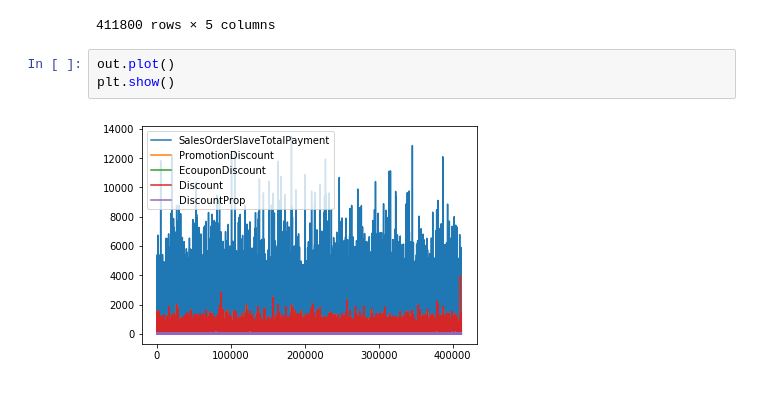
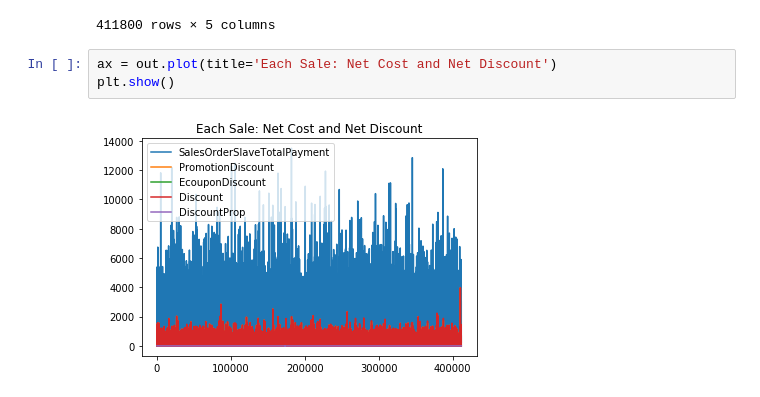
Before and after one commit to andylinpersonal/CSX_Project_2018S, a Jupyter notebook: week3/Job_w3.ipynb, the cells around one changed output. Cells and saved outputs as stored; diff of their text form.

```diff
--- a/week3/Job_w3.ipynb
+++ b/week3/Job_w3.ipynb
@@ -43,8 +43,8 @@ out
 | 411798 | 339.0 | -0.0 | 50.0 | 50.0 | 0.147493 |
 | 411799 | 249.0 | -0.0 | -0.0 | -0.0 | -0.000000 |
 411800 rows × 5 columns
-# %%
-out.plot()
-plt.show()
-# %% [output]
-[figure, removed]
+# %%
+ax = out.plot(title='Each Sale: Net Cost and Net Discount')
+plt.show()
+# %% [output]
+[figure, added]
```
Also changed, not shown: parts of 3 cells of this notebook.
